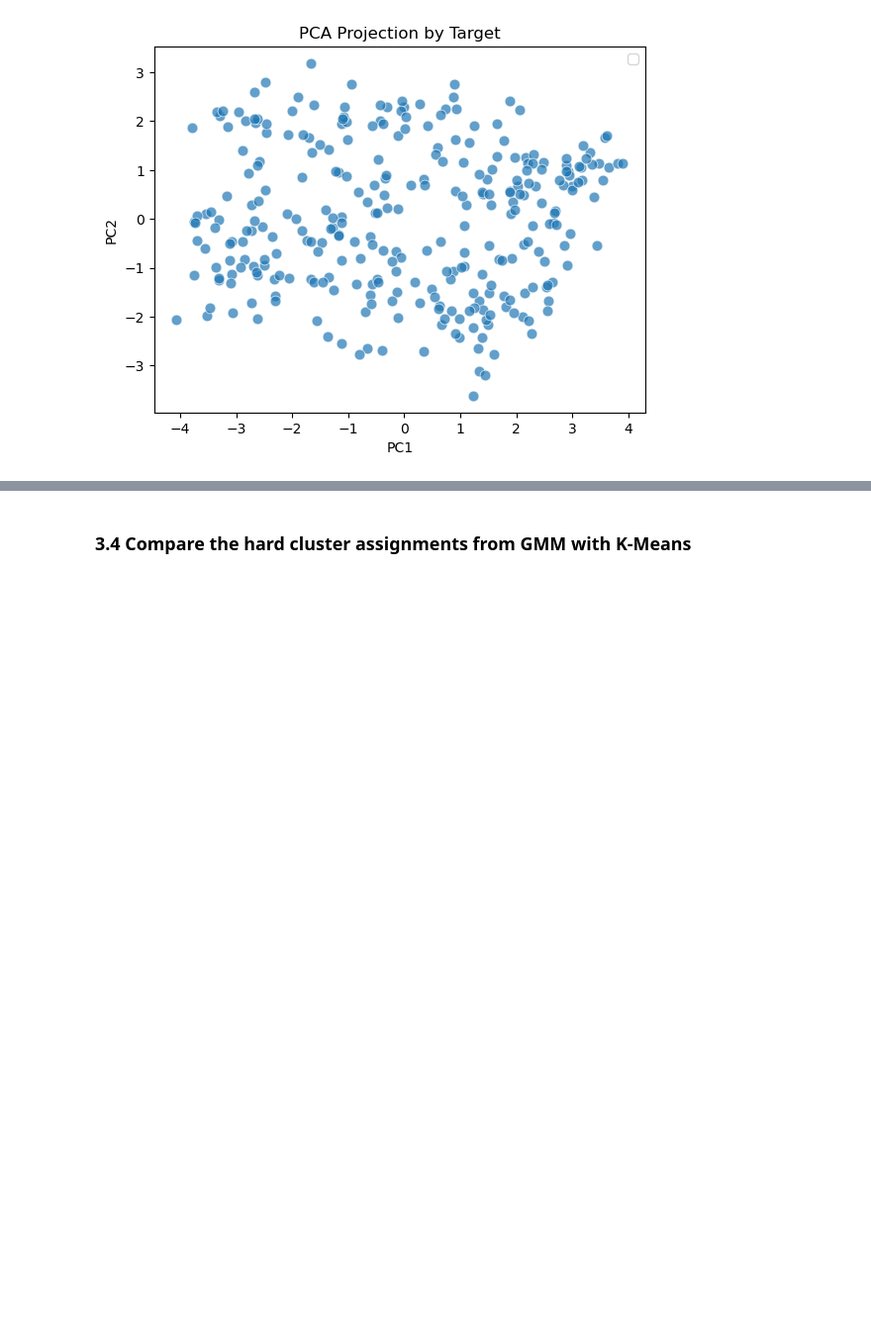
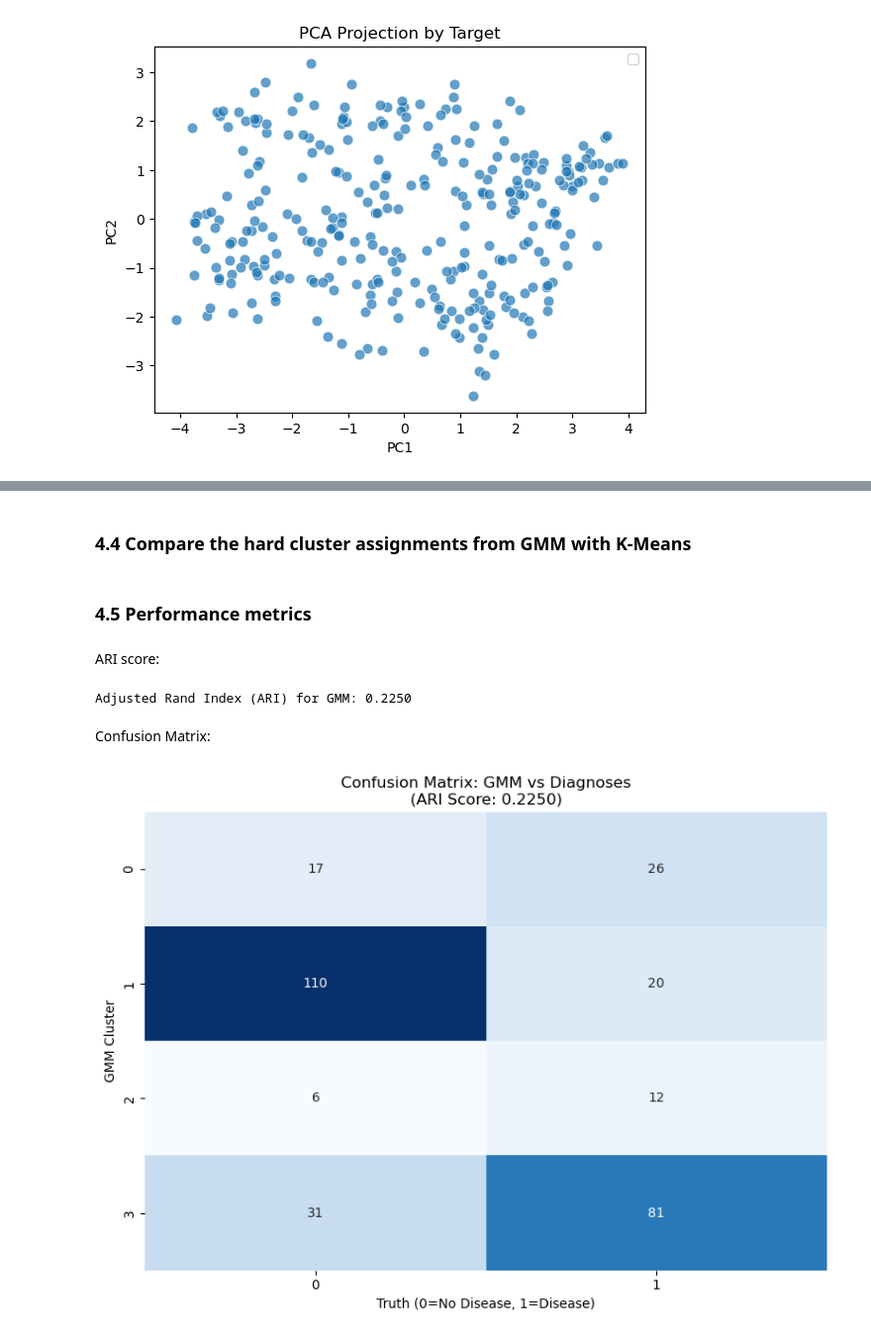
Before and after one commit to Joaomuianga/ML-team-collaboration, a Jupyter notebook: notebooks/4_GMM.ipynb, the cells around one changed output, grey strips where cells are left out. Shown at 99% size. Saved outputs shown, nothing was run; the diff lists cells and outputs as text; code cells hidden in the pictures; blank space fills up the shorter version.

```diff
--- a/notebooks/4_GMM.ipynb
+++ b/notebooks/4_GMM.ipynb
@@ -151,2 +175,42 @@ NameError: name 'pca' is not defined
 # %% [markdown]
-### 3.4 Compare the hard cluster assignments from GMM with K-Means
+### 4.4 Compare the hard cluster assignments from GMM with K-Means
+# %% [markdown]
+### 4.5 Performance metrics
+# %%
+y = pd.read_csv("../data/03_selected/clustering_features_with_target.csv")['target']
+truth_gmm = pd.DataFrame({
+    'cluster': X_gmm['GMM_Cluster'],
+    'target': y
+})
+# %% [markdown]
+ARI score:
+# %%
+ari_gmm = adjusted_rand_score(truth_gmm['cluster'], truth_gmm['target'])
+print(f"Adjusted Rand Index (ARI) for GMM: {ari_gmm:.4f}")
+# %% [output]
+Adjusted Rand Index (ARI) for GMM: 0.2250
+# %% [markdown]
+Confusion Matrix:
+# %%
+cm_gmm = pd.crosstab(
+    index=truth_gmm['cluster'],
+    columns=truth_gmm['target'],
+    rownames=['GMM Cluster'],
+    colnames=['Truth (0=No Disease, 1=Disease)']
+)
+
+plt.figure(figsize=(8, 6))
+sns.heatmap(
+    cm_gmm,
+    annot=True,        # Numbers in the cells
+    fmt='d',           # No decimals (integers)
+    cmap='Blues',
+    cbar=False         # No colorbar for cleaner look
+)
+
+# Add ARI score to the title
+plt.title(f'Confusion Matrix: GMM vs Diagnoses\n(ARI Score: {ari_gmm:.4f})')
+plt.tight_layout()
+plt.show()
+# %% [output]
+[figure, added]
```
Also changed, not shown: parts of 12 cells of this notebook.
